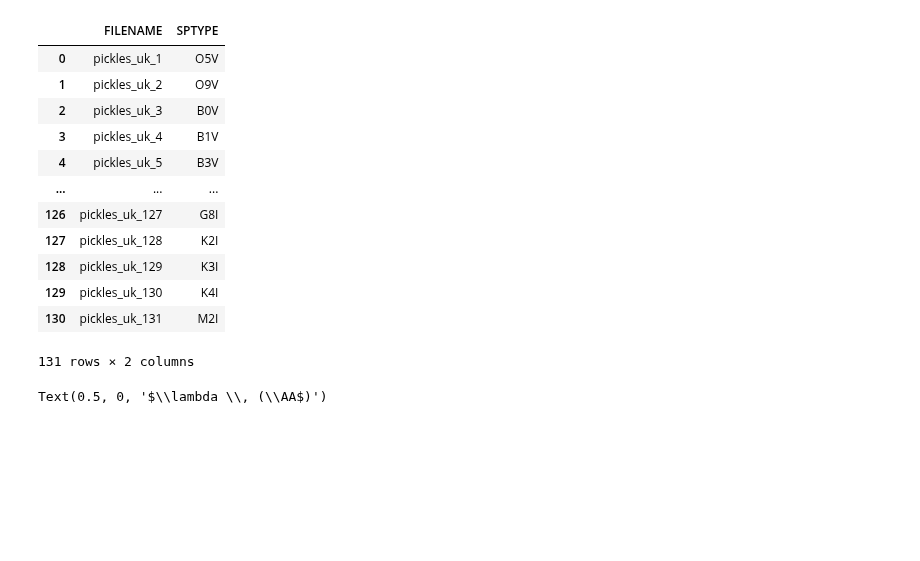
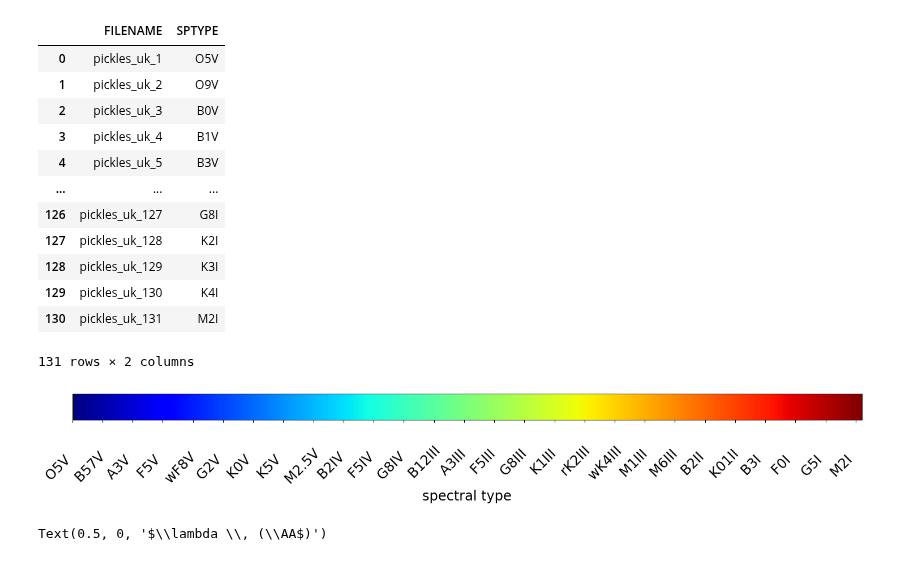
Before and after one commit to sylvielsstfr/RubinLSSTPhotometricCorrTuto, a Jupyter notebook: notebooks/06_SEDPicklesColors/ComputeMagnitudesPickles_auxtelSDSSfilters.ipynb, the cells around one changed output. Cells and saved outputs as stored; diff of their text form; code cells hidden in the pictures; blank space fills up the shorter version.

Commit message:
add a colorbar with spectral type

```diff
--- a/notebooks/06_SEDPicklesColors/ComputeMagnitudesPickles_auxtelSDSSfilters.ipynb
+++ b/notebooks/06_SEDPicklesColors/ComputeMagnitudesPickles_auxtelSDSSfilters.ipynb
@@ -284,6 +284,26 @@ jet = plt.get_cmap('jet')
 cNorm = mpl.colors.Normalize(vmin=0, vmax=NSED)
 scalarMap = cmx.ScalarMappable(norm=cNorm, cmap=jet)
 all_colors = scalarMap.to_rgba(np.arange(NSED), alpha=1)
+# %%
+fig, ax = plt.subplots(figsize=(18, 0.6), layout='constrained')
+cmap = mpl.cm.jet
+norm = mpl.colors.Normalize(vmin=0, vmax=NSED)
+cbar = fig.colorbar(mpl.cm.ScalarMappable(norm=norm, cmap=cmap),cax=ax, orientation='horizontal', label='spectral type')
+
+# change the number of labels
+labels = [item.get_text() for item in cbar.ax.get_xticklabels()]
+cbar.ax.locator_params(axis='x', nbins=4*len(labels))
+labels = [item.get_text() for item in cbar.ax.get_xticklabels()]
+
+# rename the labels
+Nlabels = len(labels)
+for ilab in range(0,Nlabels-1):
+    the_label = int(labels[ilab])
+    labels[ilab] = df_pickle.loc[the_label,"SPTYPE"]
+cbar.ax.set_xticklabels(labels,rotation=45);
+plt.show()
+# %% [output]
+[figure, added]
 # %%
 fig,ax = plt.subplots(1,1,figsize=(8,6))
 for index in np.arange(NSED):
```
Also changed, not shown: parts of 1 cell of this notebook.
